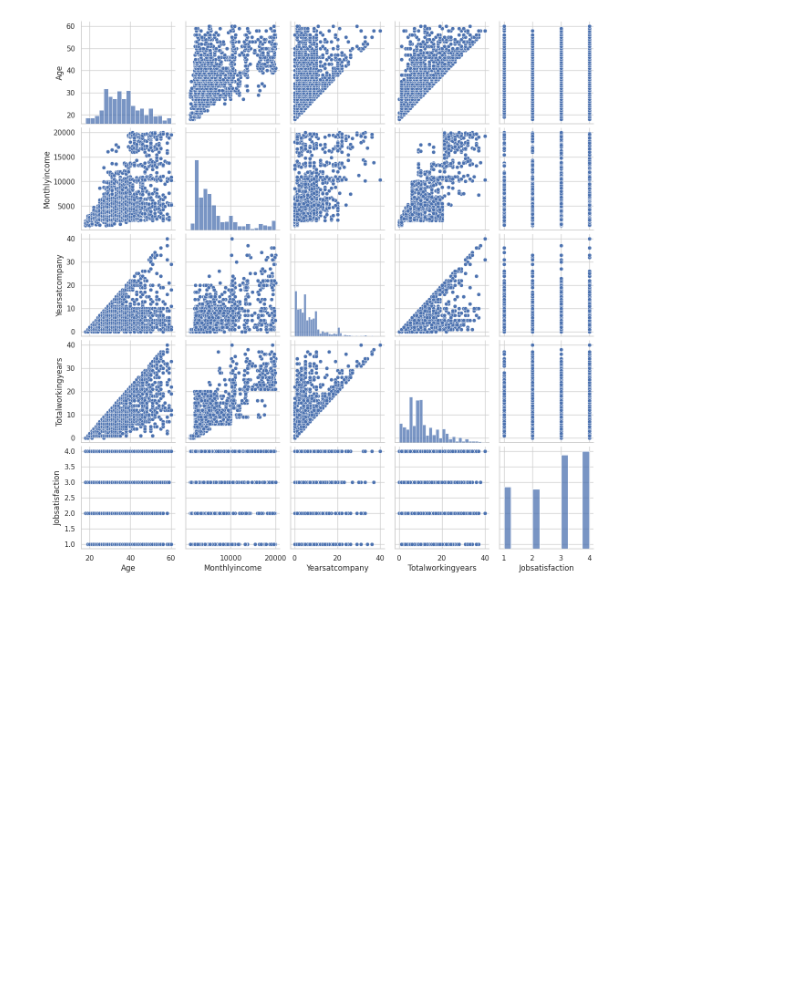
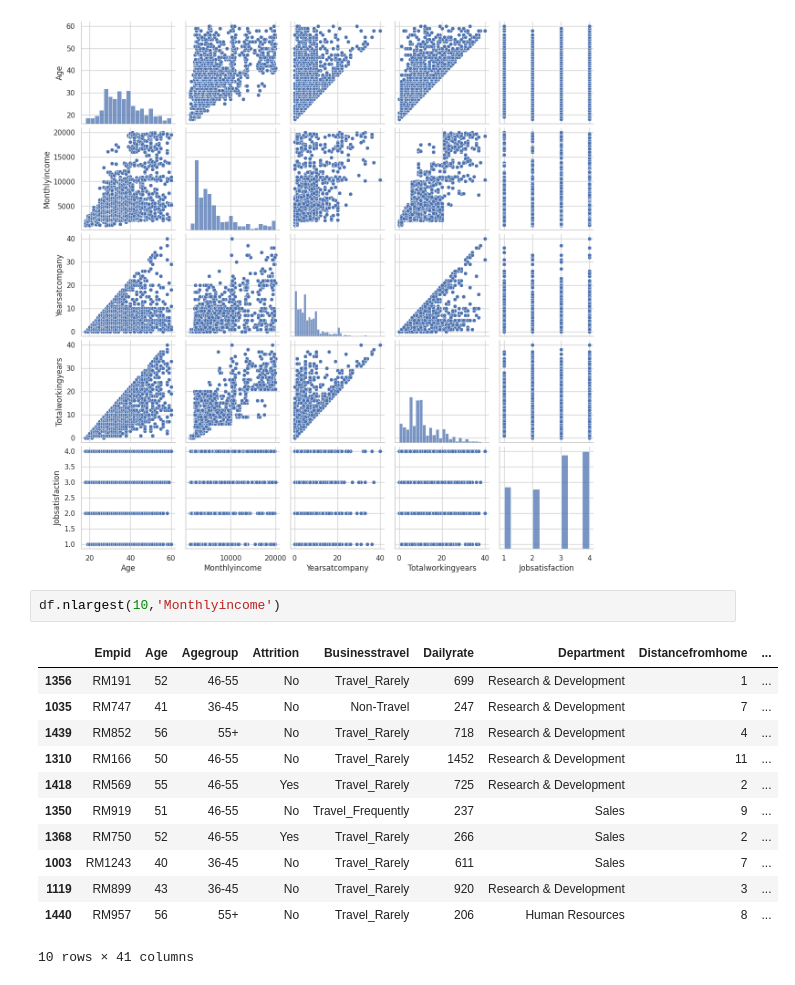
Before and after one commit to Rohit3435/HR-Analytics-PowerBI-Dashboard, a Jupyter notebook: HR_Analytics_End_to_End_Project.ipynb, the cells around one changed output. Drawn from its saved outputs; the diff is of its cells as text; blank space fills up the shorter version.

```diff
--- a/HR_Analytics_End_to_End_Project.ipynb
+++ b/HR_Analytics_End_to_End_Project.ipynb
@@ -332,3 +332,18 @@ sns.pairplot(df[['Age',
 # %% [output]
 <seaborn.axisgrid.PairGrid at 0x...>
 [figure]
+# %%
+df.nlargest(10,'Monthlyincome')
+# %% [output]
+|  | Empid | Age | Agegroup | Attrition | Businesstravel | Dailyrate | Department | Distancefromhome | ... |
+| 1356 | RM191 | 52 | 46-55 | No | Travel_Rarely | 699 | Research & Development | 1 | ... |
+| 1035 | RM747 | 41 | 36-45 | No | Non-Travel | 247 | Research & Development | 7 | ... |
+| 1439 | RM852 | 56 | 55+ | No | Travel_Rarely | 718 | Research & Development | 4 | ... |
+| 1310 | RM166 | 50 | 46-55 | No | Travel_Rarely | 1452 | Research & Development | 11 | ... |
+| 1418 | RM569 | 55 | 46-55 | Yes | Travel_Rarely | 725 | Research & Development | 2 | ... |
+| 1350 | RM919 | 51 | 46-55 | No | Travel_Frequently | 237 | Sales | 9 | ... |
+| 1368 | RM750 | 52 | 46-55 | Yes | Travel_Rarely | 266 | Sales | 2 | ... |
+| 1003 | RM1243 | 40 | 36-45 | No | Travel_Rarely | 611 | Sales | 7 | ... |
+| 1119 | RM899 | 43 | 36-45 | No | Travel_Rarely | 920 | Research & Development | 3 | ... |
+| 1440 | RM957 | 56 | 55+ | No | Travel_Rarely | 206 | Human Resources | 8 | ... |
+10 rows × 41 columns
```
Also changed, not shown: parts of 1 cell of this notebook.
